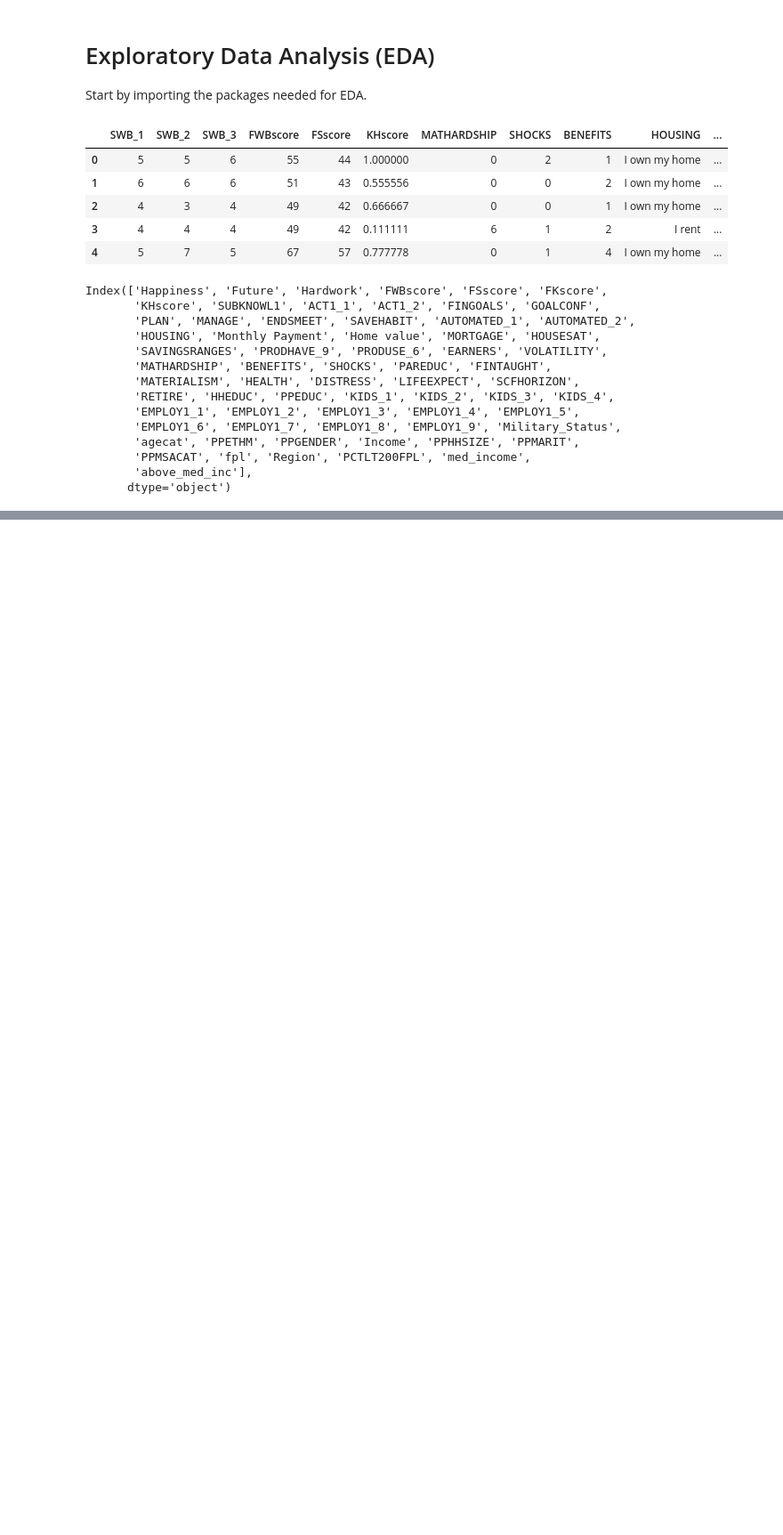
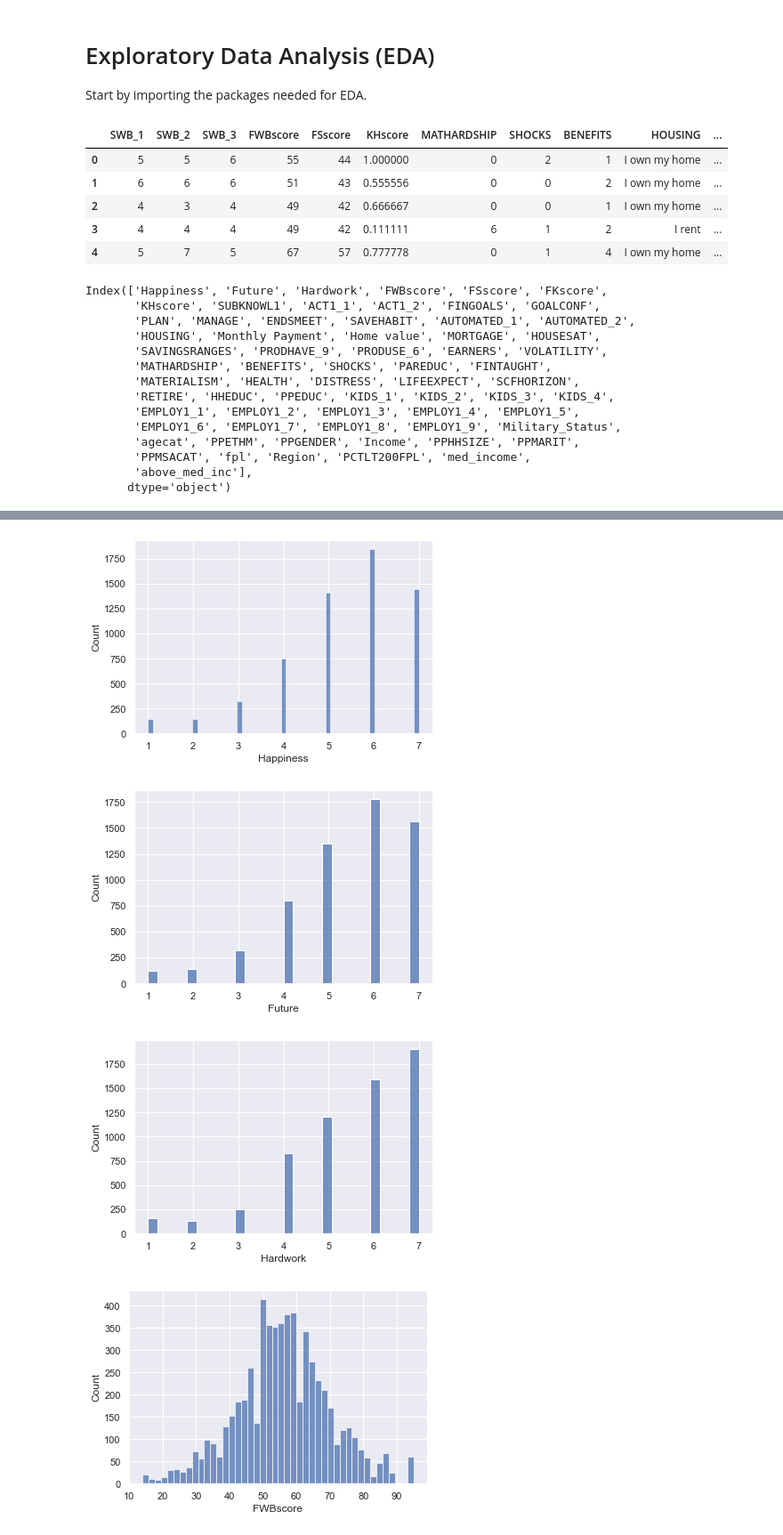
Before and after one commit to tanner-k/Capstone-2-Project-Financial-Wellness, a Jupyter notebook: notebooks/EDA.ipynb, the cells around one changed output, grey strips where cells are left out. Shown at 89% size. Cells and saved outputs as stored; diff of their text form; code cells hidden in the pictures; blank space fills up the shorter version.

```diff
--- a/notebooks/EDA.ipynb
+++ b/notebooks/EDA.ipynb
@@ -135,0 +117,16 @@ plt.show()
+# %%
+important_vars = ["Happiness", "Future", "Hardwork",
+                  "FWBscore", "FSscore", "KHscore",
+                  "MATHARDSHIP", "SHOCKS", "BENEFITS",
+                  "HOUSING", "Monthly Payment", "Home value", "above_med_inc"]
+
+for i in important_vars:
+    sns.histplot(x=i, data=df)
+    if df[i].dtype == object:
+        plt.xticks(rotation=90)
+    plt.show()
+# %% [output]
+[figure, added]
+[figure, added]
+[figure, added]
+[figure, added]
```
Also changed, not shown: parts of 8 cells of this notebook.
